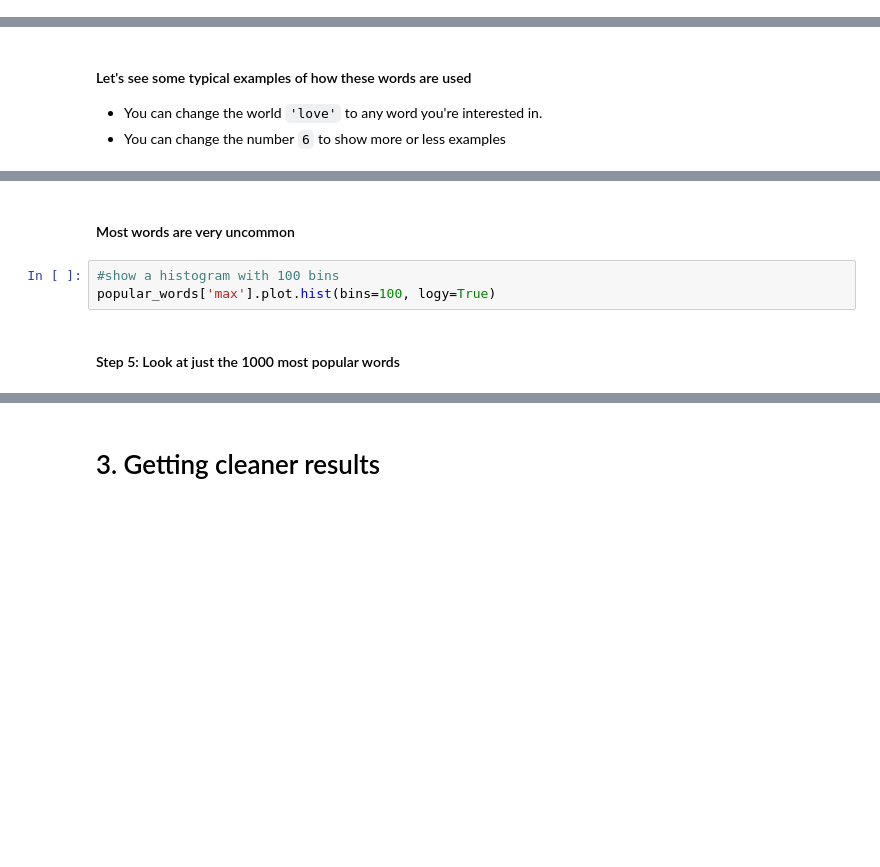
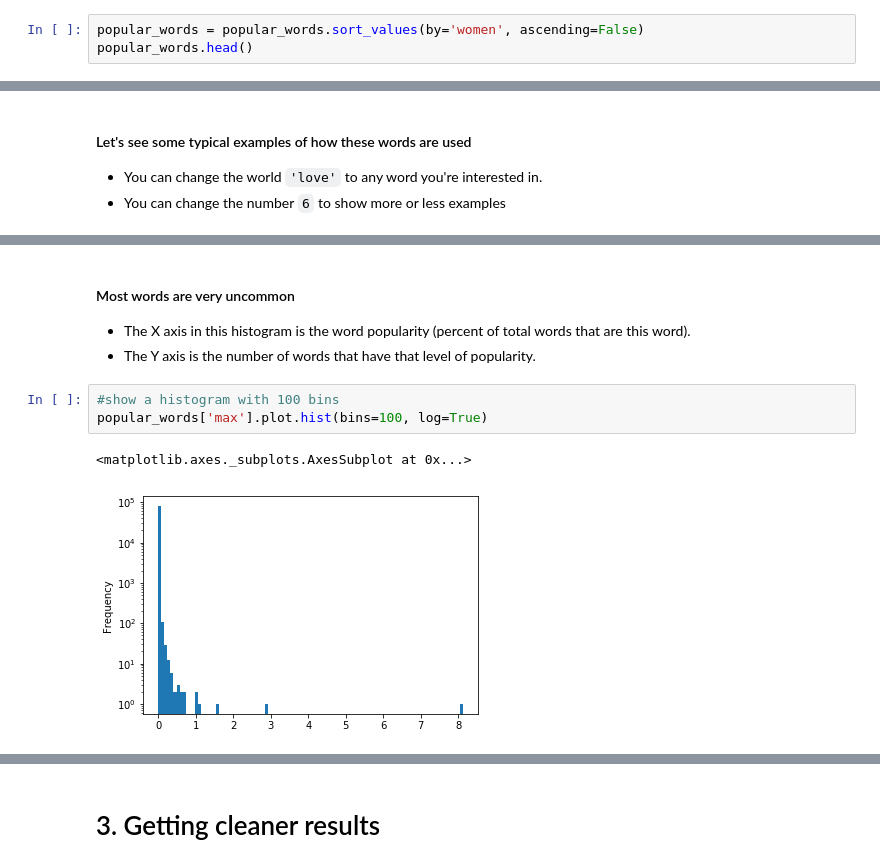
Before and after one commit to UM-CSS/CSSLabs-NLP, a Jupyter notebook: 1_What_is_in_a_dating_profile.ipynb, the cells around one changed output, grey strips where cells are left out. Cells and saved outputs as stored; diff of their text form; blank space fills up the shorter version.

```diff
--- a/1_What_is_in_a_dating_profile.ipynb
+++ b/1_What_is_in_a_dating_profile.ipynb
@@ -431,0 +511,3 @@ popular_words.head()
+# %%
+popular_words = popular_words.sort_values(by='women', ascending=False)
+popular_words.head()
@@ -455,7 +572,10 @@ get_examples(data=profiles, word='love', n=6, limit_col='sex', limit_val='m')
-# %% [markdown]
-#### Most words are very uncommon
+# %% [markdown]
+#### Most words are very uncommon
+- The X axis in this histogram is the word popularity (percent of total words that are this word).
+- The Y axis is the number of words that have that level of popularity.
 # %%
 #show a histogram with 100 bins
-popular_words['max'].plot.hist(bins=100, logy=True)
+popular_words['max'].plot.hist(bins=100, log=True)
+# %% [output]
+<matplotlib.axes._subplots.AxesSubplot at 0x...>
+[figure, added]
-# %% [markdown]
-#### Step 5: Look at just the 1000 most popular words
```
Also changed, not shown: parts of 53 cells of this notebook.
